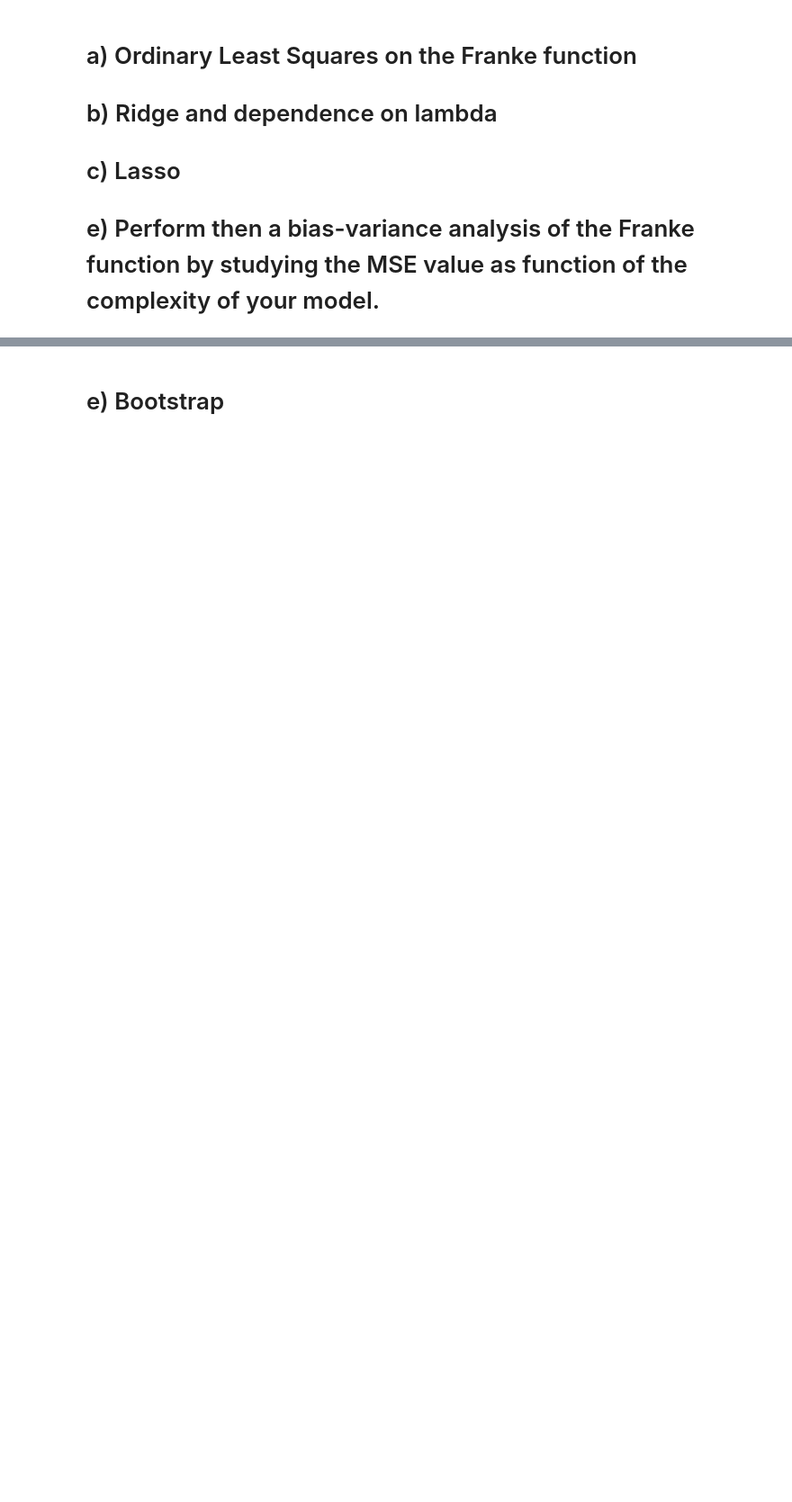
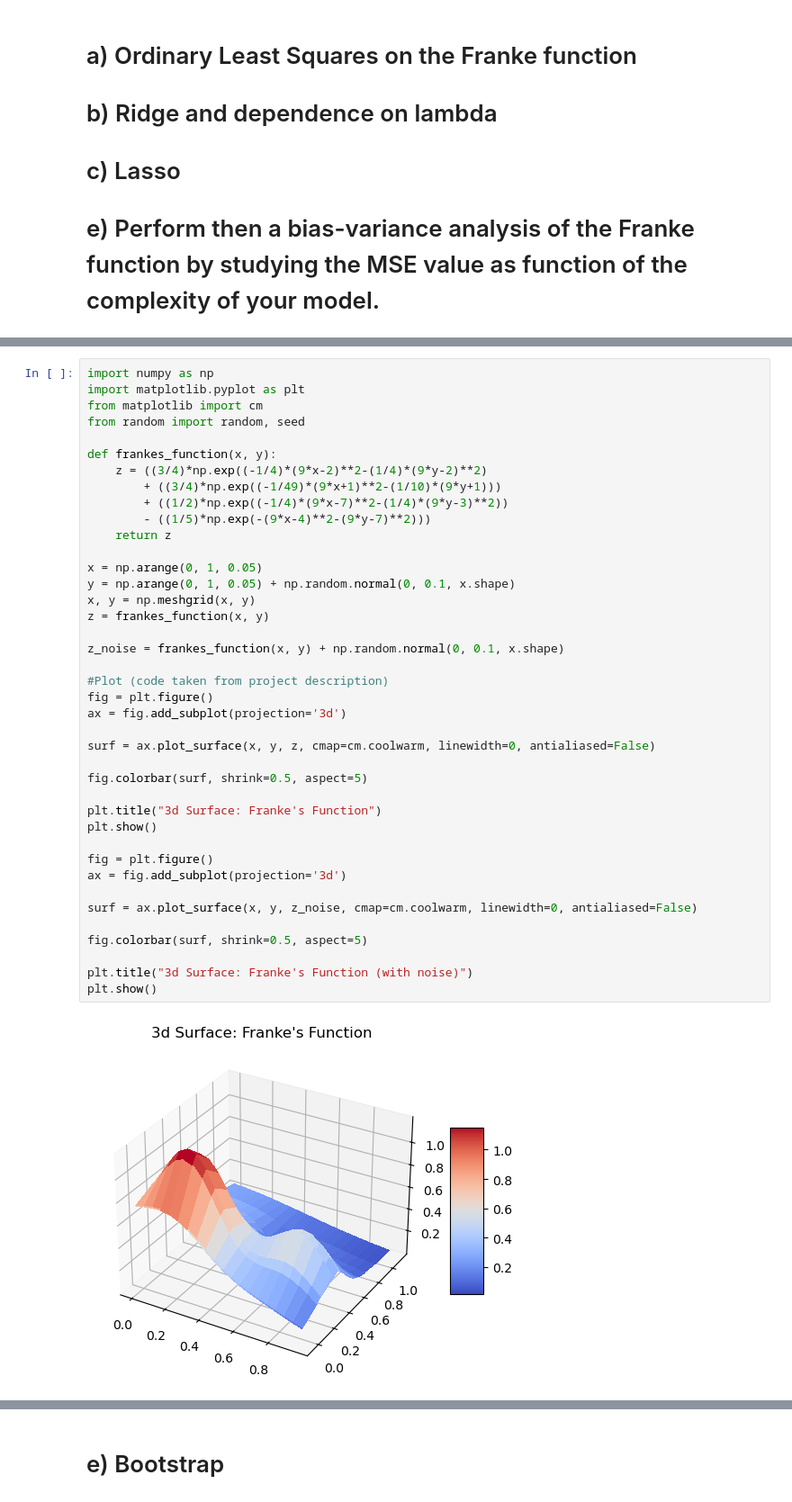
Before and after one commit to hellegje/fys-stk4155, a Jupyter notebook: Project1/2dProject.ipynb, the cells around one changed output, grey strips where cells are left out. Shown at 90% size. Drawn from its saved outputs; the diff is of its cells as text; blank space fills up the shorter version.

```diff
--- a/Project1/2dProject.ipynb
+++ b/Project1/2dProject.ipynb
@@ -123,0 +85,42 @@ plt.show()
+# %%
+import numpy as np
+import matplotlib.pyplot as plt
+from matplotlib import cm
+from random import random, seed
+
+def frankes_function(x, y):
+    z = ((3/4)*np.exp((-1/4)*(9*x-2)**2-(1/4)*(9*y-2)**2)
+        + ((3/4)*np.exp((-1/49)*(9*x+1)**2-(1/10)*(9*y+1)))
+        + ((1/2)*np.exp((-1/4)*(9*x-7)**2-(1/4)*(9*y-3)**2))
+        - ((1/5)*np.exp(-(9*x-4)**2-(9*y-7)**2)))
+    return z
+
+x = np.arange(0, 1, 0.05)
+y = np.arange(0, 1, 0.05) + np.random.normal(0, 0.1, x.shape)
+x, y = np.meshgrid(x, y)
+z = frankes_function(x, y)
+
+z_noise = frankes_function(x, y) + np.random.normal(0, 0.1, x.shape)
+
+#Plot (code taken from project description)
+fig = plt.figure()
+ax = fig.add_subplot(projection='3d')
+
+surf = ax.plot_surface(x, y, z, cmap=cm.coolwarm, linewidth=0, antialiased=False)
+
+fig.colorbar(surf, shrink=0.5, aspect=5)
+
+plt.title("3d Surface: Franke's Function")
+plt.show()
+
+fig = plt.figure()
+ax = fig.add_subplot(projection='3d')
+
+surf = ax.plot_surface(x, y, z_noise, cmap=cm.coolwarm, linewidth=0, antialiased=False)
+
+fig.colorbar(surf, shrink=0.5, aspect=5)
+
+plt.title("3d Surface: Franke's Function (with noise)")
+plt.show()
+# %% [output]
+[figure, added]
```
Also changed, not shown: parts of 15 cells of this notebook, 18 other files.
